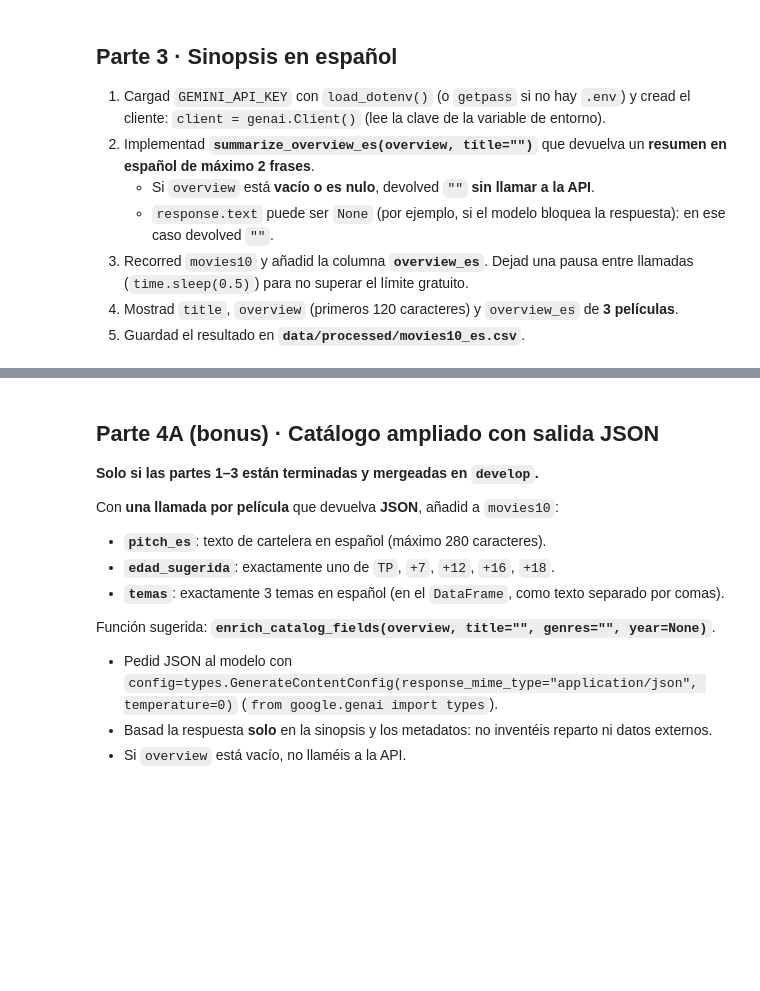
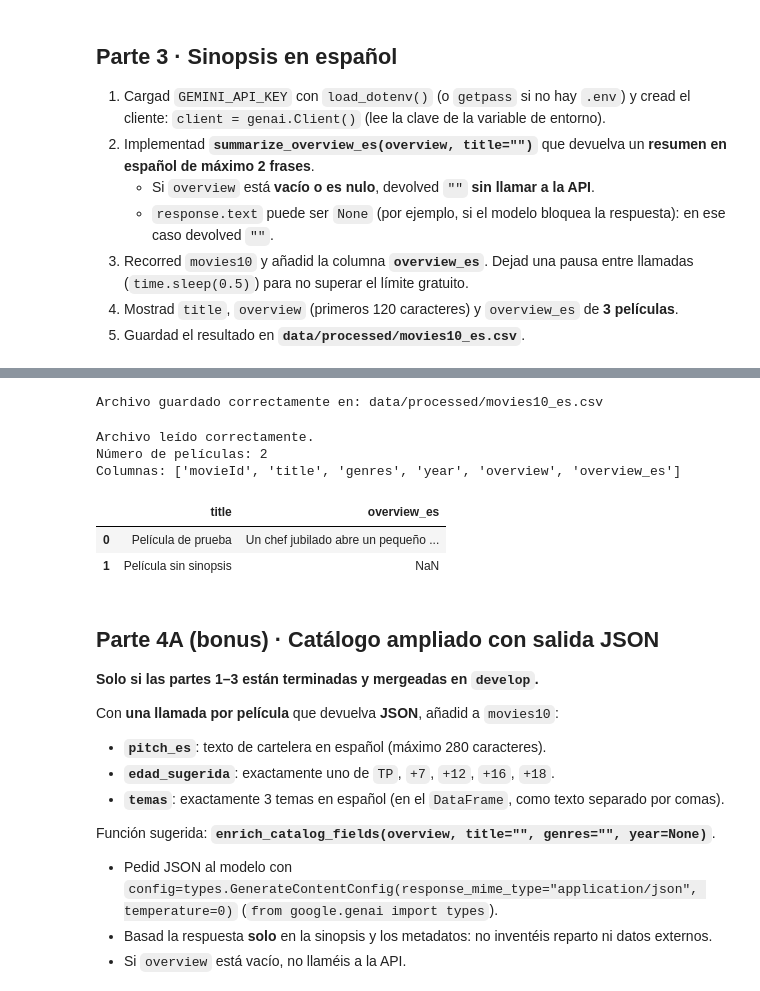
Before and after one commit to JaviRoma1984/tc-catalogo-peliculas, a Jupyter notebook: 04_gemini.ipynb, the cells around one changed output, grey strips where cells are left out. Saved outputs shown, nothing was run; the diff lists cells and outputs as text; code cells hidden in the pictures; blank space fills up the shorter version.

```diff
--- a/04_gemini.ipynb
+++ b/04_gemini.ipynb
@@ -64,3 +165,32 @@ movies10[["title", "overview"]]
+# %%
+# --- Guardar movies10_es.csv ---
+
+output_path = DATA / "processed" / "movies10_es.csv"
+
+output_path.parent.mkdir(parents=True, exist_ok=True)
+
+movies10.to_csv(output_path, index=False, encoding="utf-8")
+
+print(f"Archivo guardado correctamente en: {output_path}")
+# %% [output]
+Archivo guardado correctamente en: data/processed/movies10_es.csv
+# %%
+# --- Comprobar archivo guardado ---
+
+movies10_es = pd.read_csv(output_path)
+
+print("Archivo leído correctamente.")
+print("Número de películas:", len(movies10_es))
+print("Columnas:", movies10_es.columns.tolist())
+
+movies10_es[["title", "overview_es"]]
+# %% [output]
+Archivo leído correctamente.
+Número de películas: 2
+Columnas: ['movieId', 'title', 'genres', 'year', 'overview', 'overview_es']
+|  | title | overview_es |
+| 0 | Película de prueba | Un chef jubilado abre un pequeño ... |
+| 1 | Película sin sinopsis | NaN |
 # %%
 # --- Parte 3: overview → overview_es con Gemini ---
 # pip install google-genai python-dotenv
```
Also changed, not shown: parts of 6 cells of this notebook, 1 other file.
